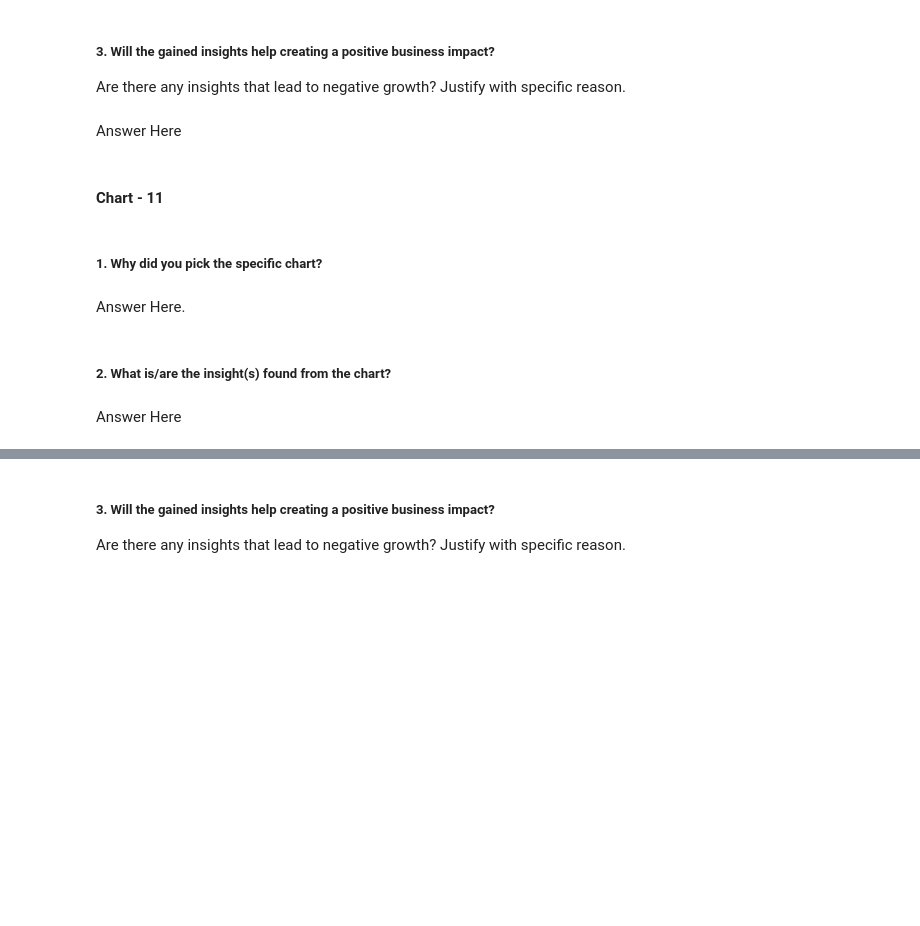
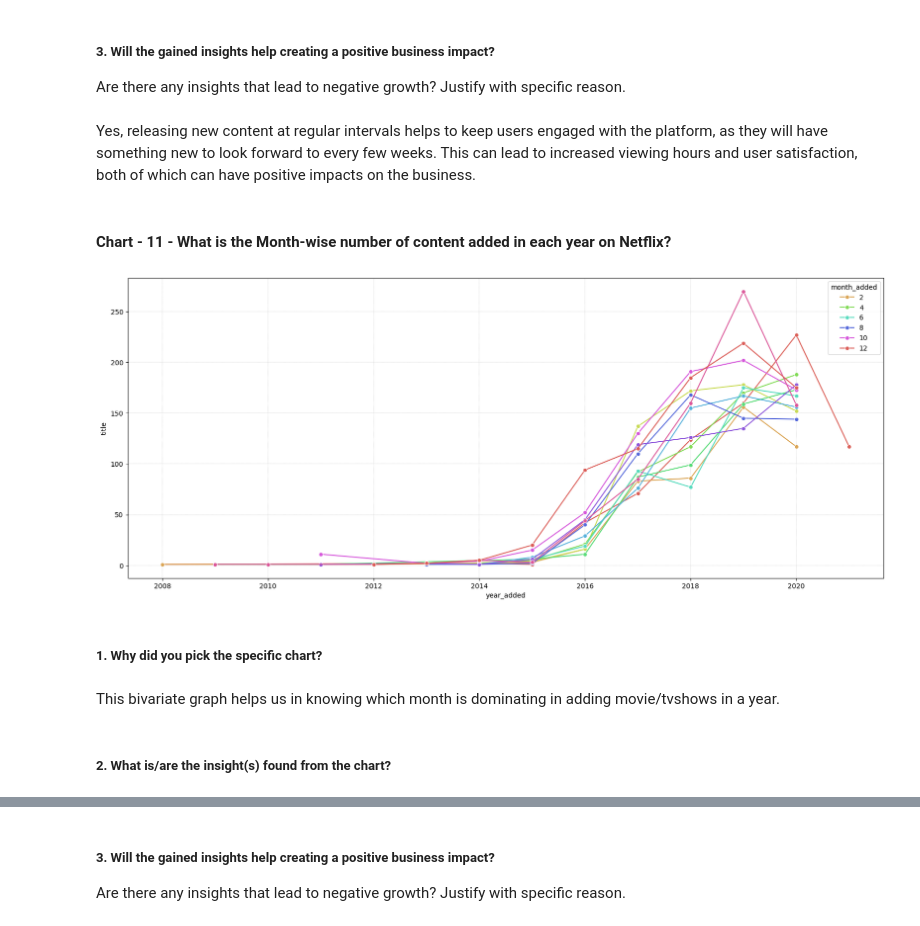
Before and after one commit to Amrit007-droid/Netflix_Movies_And_TvShows_Clustering_, a Jupyter notebook: Amrit_Saikia_Netflix_Movies_And_TvShows_Clustering_.ipynb, the cells around one changed output, grey strips where cells are left out. Saved outputs shown, nothing was run; the diff lists cells and outputs as text; code cells hidden in the pictures; blank space fills up the shorter version.

```diff
--- a/Amrit_Saikia_Netflix_Movies_And_TvShows_Clustering_.ipynb
+++ b/Amrit_Saikia_Netflix_Movies_And_TvShows_Clustering_.ipynb
@@ -1150,7 +1231,3 @@ Answer Here
 # %% [markdown]
 ##### 3. Will the gained insights help creating a positive business impact?
 Are there any insights that lead to negative growth? Justify with specific reason.
-# %% [markdown]
-Answer Here
-# %% [markdown]
-#### Chart - 11
@@ -1159,8 +1234,19 @@ Answer Here
+# %% [markdown]
+Yes, releasing new content at regular intervals helps to keep users engaged with the platform, as they will have something new to look forward to every few weeks. This can lead to increased viewing hours and user satisfaction, both of which can have positive impacts on the business.
+# %% [markdown]
+#### Chart - 11 - What is the Month-wise number of content added in each year on Netflix?
+# %%
+# Chart - 11 visualization code
+plt.figure(figsize=(20,8))
+df_year_month = df.groupby(['year_added','month_added']).agg({'title':'nunique'}).reset_index().sort_values(by=['year_added'],ascending=False)
+sns.lineplot(x = 'year_added',y='title', data = df_year_month, palette = 'hls', hue=df_year_month['month_added'], marker='o')
+plt.grid(linestyle='--', linewidth=0.3)
+plt.show()
+# %% [output]
+[figure, added]
 # %% [markdown]
 ##### 1. Why did you pick the specific chart?
-# %% [markdown]
-Answer Here.
+# %% [markdown]
+This bivariate graph helps us in knowing which month is dominating in adding movie/tvshows in a year.
 # %% [markdown]
 ##### 2. What is/are the insight(s) found from the chart?
-# %% [markdown]
-Answer Here
```
Also changed, not shown: parts of 67 cells of this notebook.
